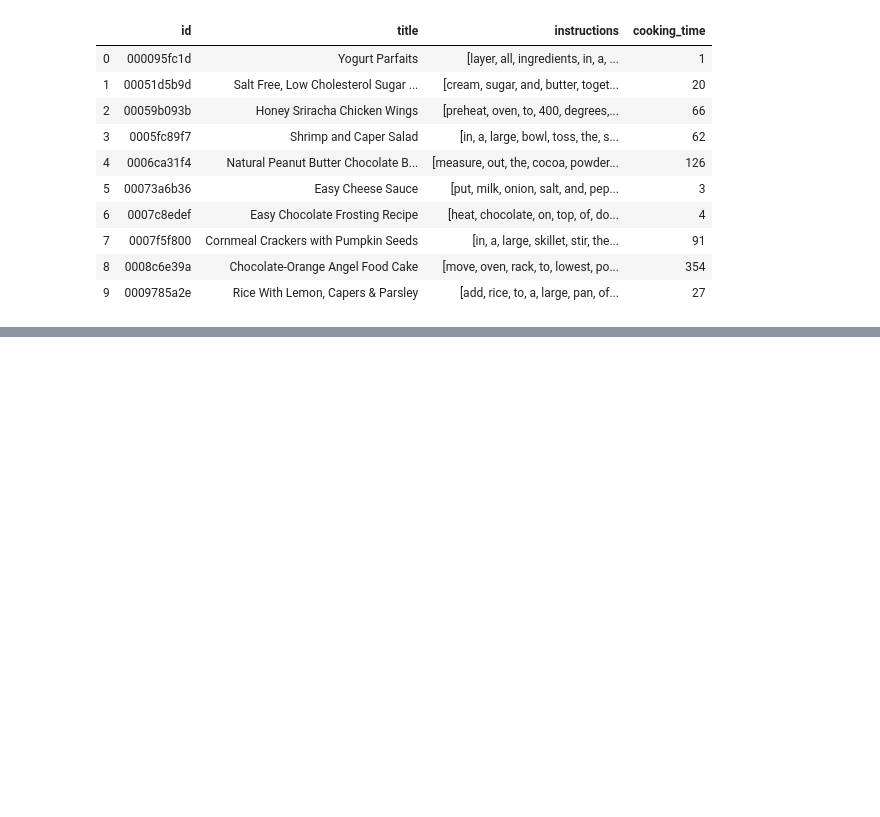
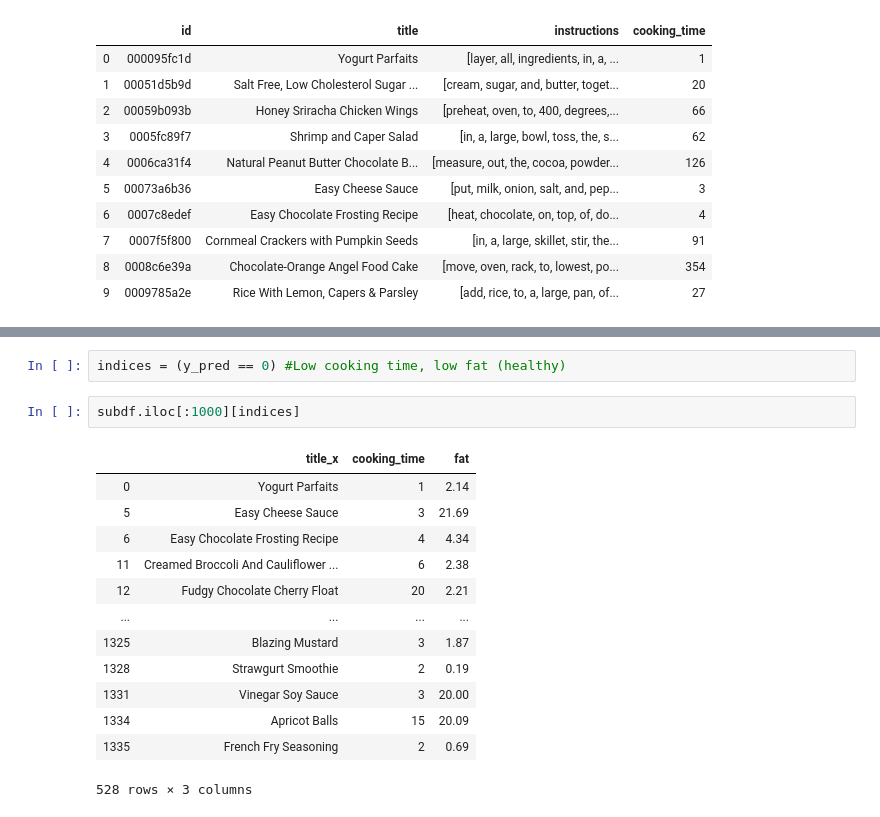
Before and after one commit to alex-mocanu/A-Network-Tour-of-DS-Homework, a Jupyter notebook: Project/cooking_time.ipynb, the cells around one changed output, grey strips where cells are left out. Cells and saved outputs as stored; diff of their text form; blank space fills up the shorter version.

```diff
--- a/Project/cooking_time.ipynb
+++ b/Project/cooking_time.ipynb
@@ -178,0 +273,18 @@ recipes_df_time.head(10)
+# %%
+indices = (y_pred == 0) #Low cooking time, low fat (healthy)
+# %%
+subdf.iloc[:1000][indices]
+# %% [output]
+|  | title_x | cooking_time | fat |
+| 0 | Yogurt Parfaits | 1 | 2.14 |
+| 5 | Easy Cheese Sauce | 3 | 21.69 |
+| 6 | Easy Chocolate Frosting Recipe | 4 | 4.34 |
+| 11 | Creamed Broccoli And Cauliflower ... | 6 | 2.38 |
+| 12 | Fudgy Chocolate Cherry Float | 20 | 2.21 |
+| ... | ... | ... | ... |
+| 1325 | Blazing Mustard | 3 | 1.87 |
+| 1328 | Strawgurt Smoothie | 2 | 0.19 |
+| 1331 | Vinegar Soy Sauce | 3 | 20.00 |
+| 1334 | Apricot Balls | 15 | 20.09 |
+| 1335 | French Fry Seasoning | 2 | 0.69 |
+528 rows × 3 columns
```
Also changed, not shown: parts of 23 cells of this notebook.
